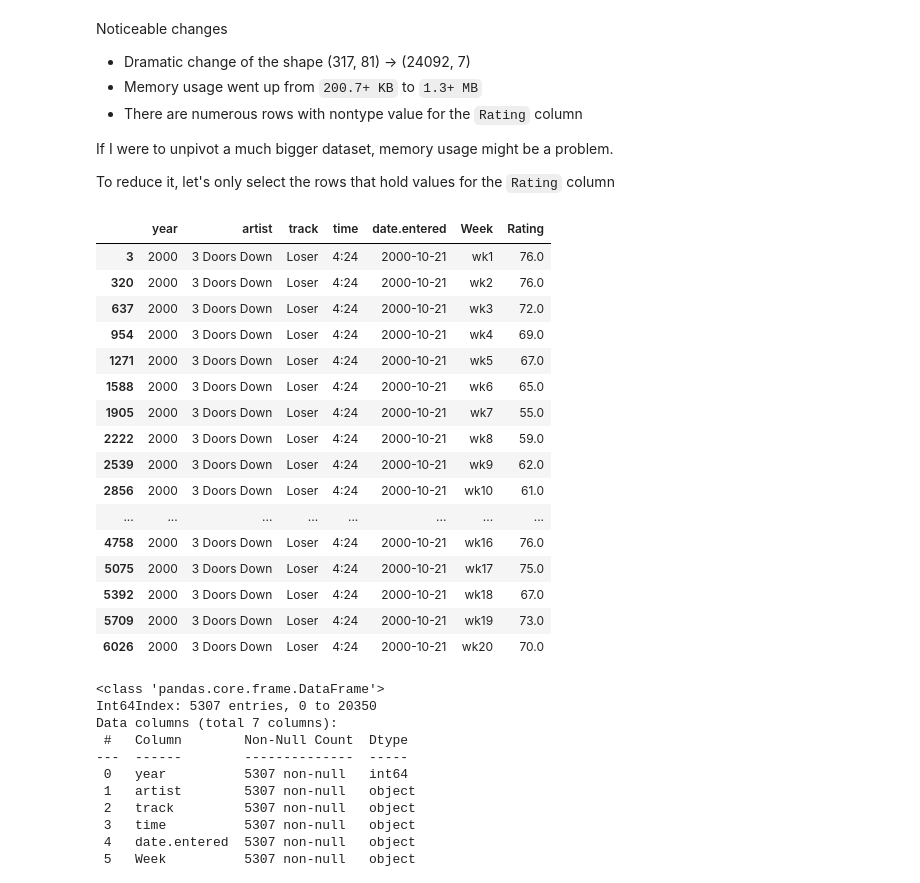
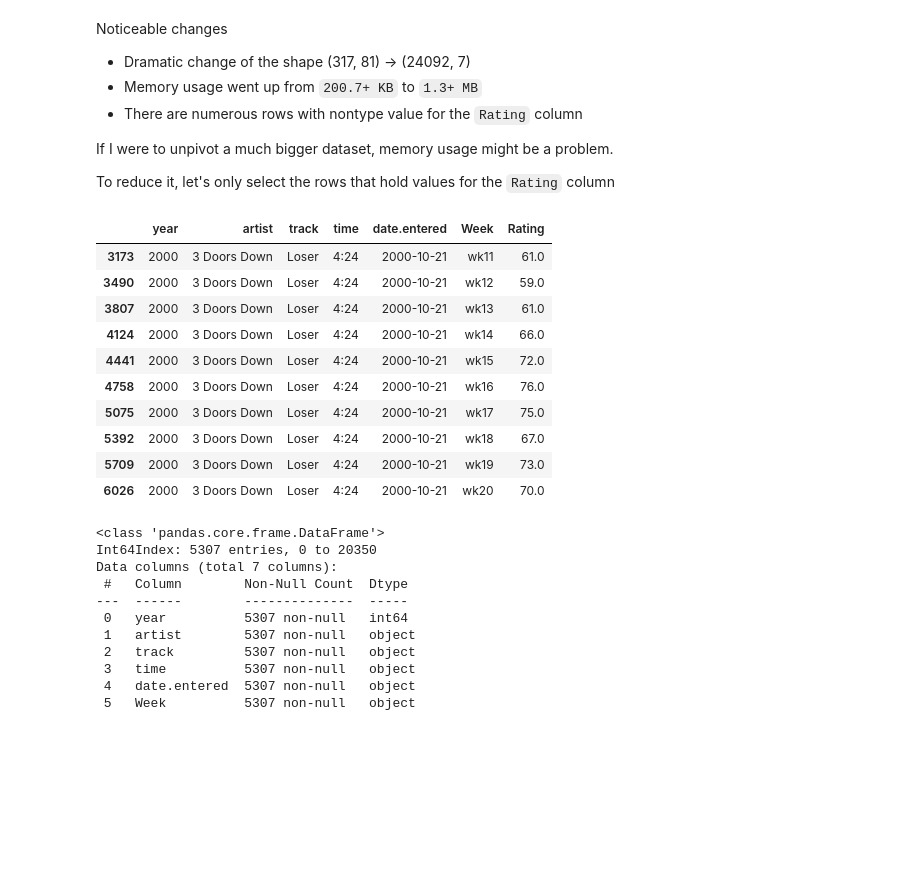
Before and after one commit to tw7366/Projects, a Jupyter notebook: Projects/Cleansing and Tidying Data.ipynb, the cells around one changed output. Saved outputs shown, nothing was run; the diff lists cells and outputs as text; code cells hidden in the pictures; blank space fills up the shorter version.

```diff
--- a/Projects/Cleansing and Tidying Data.ipynb
+++ b/Projects/Cleansing and Tidying Data.ipynb
@@ -102,8 +102,7 @@ melted_billboard.head()
 # %% [markdown]
 Let's pick an artist and a track to see if everything is formatted properly
 # %%
-pd.set_option('display.max_row', 76)
 melted_billboard.loc[(melted_billboard['artist'] == '3 Doors Down')&
-                     (melted_billboard['track'] == 'Loser')]
+                     (melted_billboard['track'] == 'Loser')].tail()
 # %% [output]
 |  | year | artist | track | time | date.entered | Week | Rating |
@@ -154,20 +142,14 @@ To reduce it, let's only select the rows that hold values for the `Rating` colum
 melted_billboard = melted_billboard[pd.notnull(melted_billboard['Rating'])]
 # %%
 melted_billboard.loc[(melted_billboard['artist'] == '3 Doors Down')&
-                     (melted_billboard['track'] == 'Loser')]
+                     (melted_billboard['track'] == 'Loser')].tail(10)
 # %% [output]
 |  | year | artist | track | time | date.entered | Week | Rating |
-| 3 | 2000 | 3 Doors Down | Loser | 4:24 | 2000-10-21 | wk1 | 76.0 |
-| 320 | 2000 | 3 Doors Down | Loser | 4:24 | 2000-10-21 | wk2 | 76.0 |
-| 637 | 2000 | 3 Doors Down | Loser | 4:24 | 2000-10-21 | wk3 | 72.0 |
-| 954 | 2000 | 3 Doors Down | Loser | 4:24 | 2000-10-21 | wk4 | 69.0 |
-| 1271 | 2000 | 3 Doors Down | Loser | 4:24 | 2000-10-21 | wk5 | 67.0 |
-| 1588 | 2000 | 3 Doors Down | Loser | 4:24 | 2000-10-21 | wk6 | 65.0 |
-| 1905 | 2000 | 3 Doors Down | Loser | 4:24 | 2000-10-21 | wk7 | 55.0 |
-| 2222 | 2000 | 3 Doors Down | Loser | 4:24 | 2000-10-21 | wk8 | 59.0 |
-| 2539 | 2000 | 3 Doors Down | Loser | 4:24 | 2000-10-21 | wk9 | 62.0 |
-| 2856 | 2000 | 3 Doors Down | Loser | 4:24 | 2000-10-21 | wk10 | 61.0 |
-| ... | ... | ... | ... | ... | ... | ... | ... |
+| 3173 | 2000 | 3 Doors Down | Loser | 4:24 | 2000-10-21 | wk11 | 61.0 |
+| 3490 | 2000 | 3 Doors Down | Loser | 4:24 | 2000-10-21 | wk12 | 59.0 |
+| 3807 | 2000 | 3 Doors Down | Loser | 4:24 | 2000-10-21 | wk13 | 61.0 |
+| 4124 | 2000 | 3 Doors Down | Loser | 4:24 | 2000-10-21 | wk14 | 66.0 |
+| 4441 | 2000 | 3 Doors Down | Loser | 4:24 | 2000-10-21 | wk15 | 72.0 |
 | 4758 | 2000 | 3 Doors Down | Loser | 4:24 | 2000-10-21 | wk16 | 76.0 |
 | 5075 | 2000 | 3 Doors Down | Loser | 4:24 | 2000-10-21 | wk17 | 75.0 |
 | 5392 | 2000 | 3 Doors Down | Loser | 4:24 | 2000-10-21 | wk18 | 67.0 |
```
Also changed, not shown: parts of 11 cells of this notebook.
